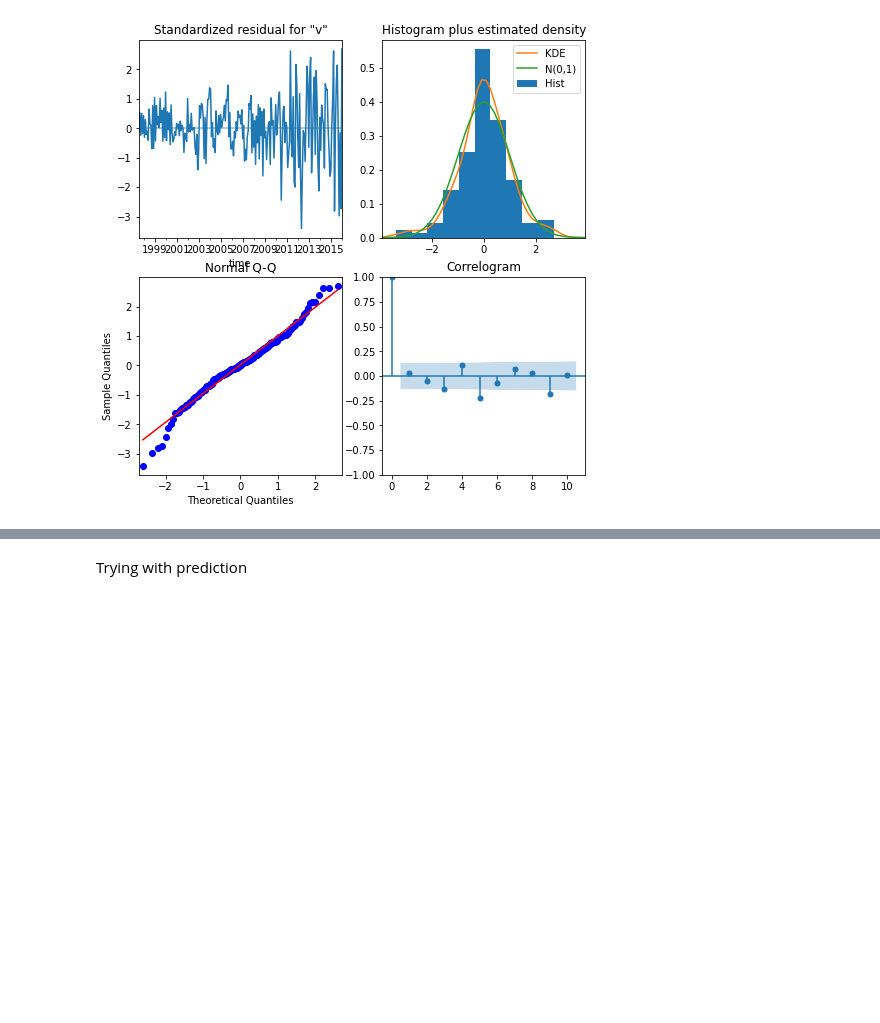
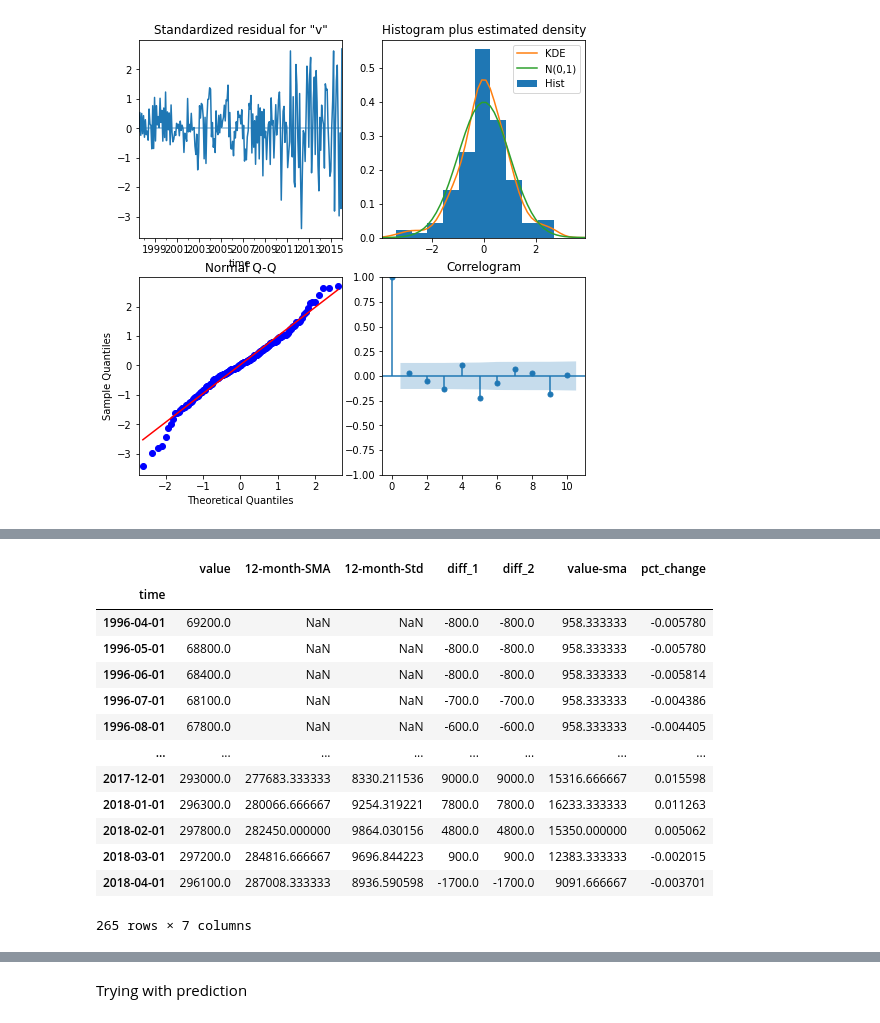
Before and after one commit to kuninethan95/Time_Series_Model, a Jupyter notebook: time-series/starter_notebook.ipynb, the cells around one changed output, grey strips where cells are left out. Cells and saved outputs as stored; diff of their text form; code cells hidden in the pictures; blank space fills up the shorter version.

```diff
--- a/time-series/starter_notebook.ipynb
+++ b/time-series/starter_notebook.ipynb
@@ -944,3 +1003,20 @@ ax.set(ylabel='Crime Count')
+# %%
+df_78721
+# %% [output]
+|  | value | 12-month-SMA | 12-month-Std | diff_1 | diff_2 | value-sma | pct_change |
+| time |  |  |  |  |  |  |  |
+| 1996-04-01 | 69200.0 | NaN | NaN | -800.0 | -800.0 | 958.333333 | -0.005780 |
+| 1996-05-01 | 68800.0 | NaN | NaN | -800.0 | -800.0 | 958.333333 | -0.005780 |
+| 1996-06-01 | 68400.0 | NaN | NaN | -800.0 | -800.0 | 958.333333 | -0.005814 |
+| 1996-07-01 | 68100.0 | NaN | NaN | -700.0 | -700.0 | 958.333333 | -0.004386 |
+| 1996-08-01 | 67800.0 | NaN | NaN | -600.0 | -600.0 | 958.333333 | -0.004405 |
+| ... | ... | ... | ... | ... | ... | ... | ... |
+| 2017-12-01 | 293000.0 | 277683.333333 | 8330.211536 | 9000.0 | 9000.0 | 15316.666667 | 0.015598 |
+| 2018-01-01 | 296300.0 | 280066.666667 | 9254.319221 | 7800.0 | 7800.0 | 16233.333333 | 0.011263 |
+| 2018-02-01 | 297800.0 | 282450.000000 | 9864.030156 | 4800.0 | 4800.0 | 15350.000000 | 0.005062 |
+| 2018-03-01 | 297200.0 | 284816.666667 | 9696.844223 | 900.0 | 900.0 | 12383.333333 | -0.002015 |
+| 2018-04-01 | 296100.0 | 287008.333333 | 8936.590598 | -1700.0 | -1700.0 | 9091.666667 | -0.003701 |
+265 rows × 7 columns
 # %%
 # Rerun on entire dataset to get further forecasts
 ## Get forecast
```
Also changed, not shown: parts of 23 cells of this notebook.
